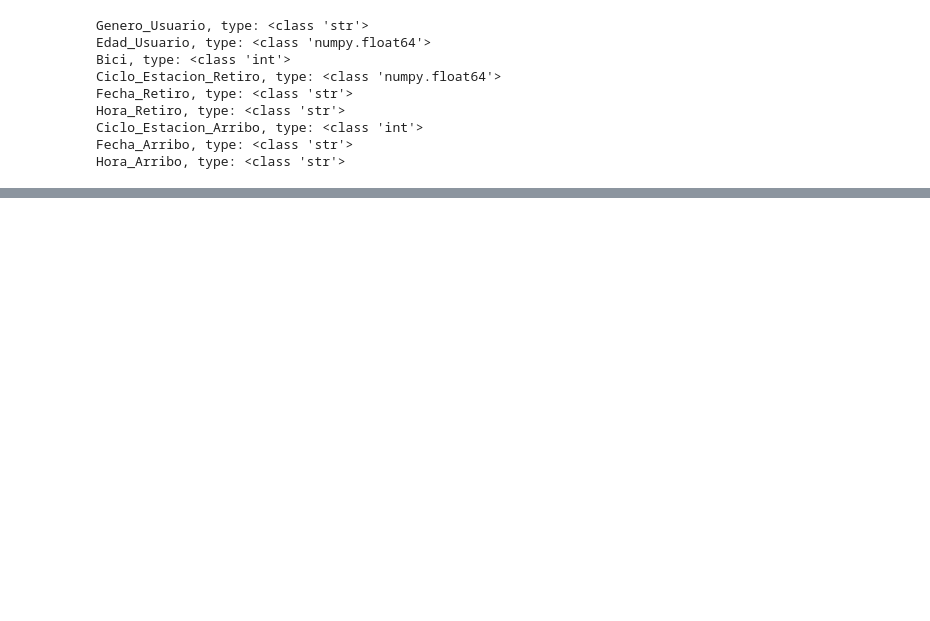
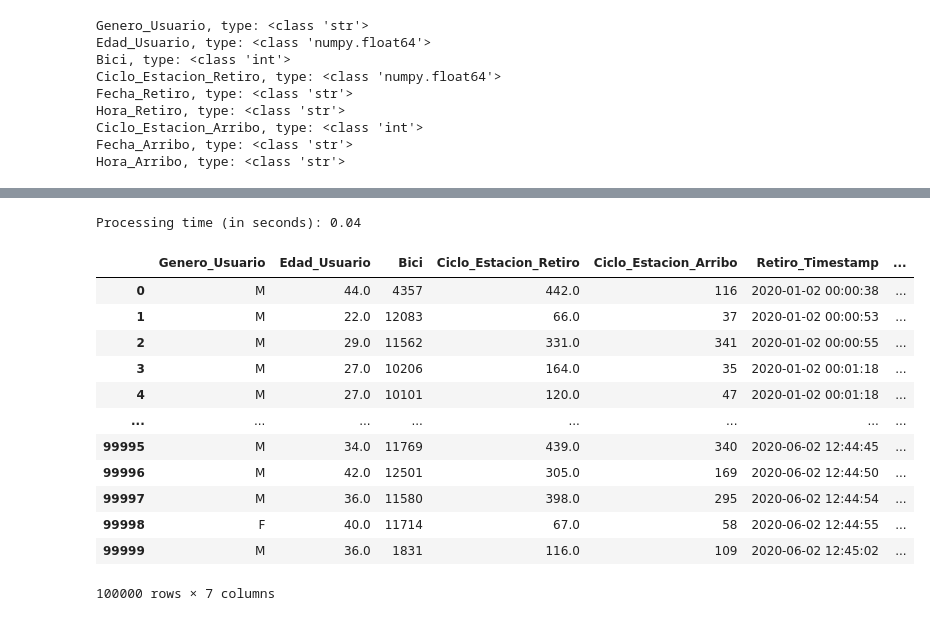
Before and after one commit to mgeffroy/P2-Ecobici_insights_and_recommendations, a Jupyter notebook: Resources/Data/excel-file-unification.ipynb, the cells around one changed output, grey strips where cells are left out. Cells and saved outputs as stored; diff of their text form; code cells hidden in the pictures; blank space fills up the shorter version.

```diff
--- a/Resources/Data/excel-file-unification.ipynb
+++ b/Resources/Data/excel-file-unification.ipynb
@@ -432,0 +544,21 @@ KeyError: "['Genero_Usuario'] not found in axis"
+# %%
+# Combine Fecha_Arribo and Hora_Arribo strings and convert to datetime
+
+tic = timeit.default_timer()                            # Monitor performance
+
+for index, row in ecobici_rides_df_slice.iterrows():
+
+    try:
+        complete_datetime_str = row['Fecha_Arribo'] + ' ' + row['Hora_Arribo']
+
+        ecobici_rides_df_slice.at[index, 'Arribo_Timestamp'] = pd.to_datetime(complete_datetime_str)
+
+        if index % 10000 == 0: print(f'We\'re up to {index}!')
+
+    except:
+        print(f'ERROR: ROW {index} DROPPED')
+
+toc = timeit.default_timer()                            # Monitor performance
+print(f'Time (in seconds) to process data: {round(toc - tic, 2)}')
+
+ecobici_rides_df_slice.head()
@@ -432,0 +583,30 @@ KeyError: "['Genero_Usuario'] not found in axis"
+# %%
+# Drop 4 columns now that they are of no use.
+
+tic = timeit.default_timer()                            # Monitor performance
+
+ecobici_rides_df_slice.drop(['Fecha_Retiro',
+                            'Hora_Retiro',
+                            'Fecha_Arribo',
+                            'Hora_Arribo'],
+                      inplace=True, axis=1)
+
+toc = timeit.default_timer()
+print(f'Processing time (in seconds): {round(toc - tic, 2)}')
+
+ecobici_rides_df_slice
+# %% [output]
+Processing time (in seconds): 0.04
+|  | Genero_Usuario | Edad_Usuario | Bici | Ciclo_Estacion_Retiro | Ciclo_Estacion_Arribo | Retiro_Timestamp | ... |
+| 0 | M | 44.0 | 4357 | 442.0 | 116 | 2020-01-02 00:00:38 | ... |
+| 1 | M | 22.0 | 12083 | 66.0 | 37 | 2020-01-02 00:00:53 | ... |
+| 2 | M | 29.0 | 11562 | 331.0 | 341 | 2020-01-02 00:00:55 | ... |
+| 3 | M | 27.0 | 10206 | 164.0 | 35 | 2020-01-02 00:01:18 | ... |
+| 4 | M | 27.0 | 10101 | 120.0 | 47 | 2020-01-02 00:01:18 | ... |
+| ... | ... | ... | ... | ... | ... | ... | ... |
+| 99995 | M | 34.0 | 11769 | 439.0 | 340 | 2020-06-02 12:44:45 | ... |
+| 99996 | M | 42.0 | 12501 | 305.0 | 169 | 2020-06-02 12:44:50 | ... |
+| 99997 | M | 36.0 | 11580 | 398.0 | 295 | 2020-06-02 12:44:54 | ... |
+| 99998 | F | 40.0 | 11714 | 67.0 | 58 | 2020-06-02 12:44:55 | ... |
+| 99999 | M | 36.0 | 1831 | 116.0 | 109 | 2020-06-02 12:45:02 | ... |
+100000 rows × 7 columns
```
Also changed, not shown: parts of 23 cells of this notebook, 1 other file.
